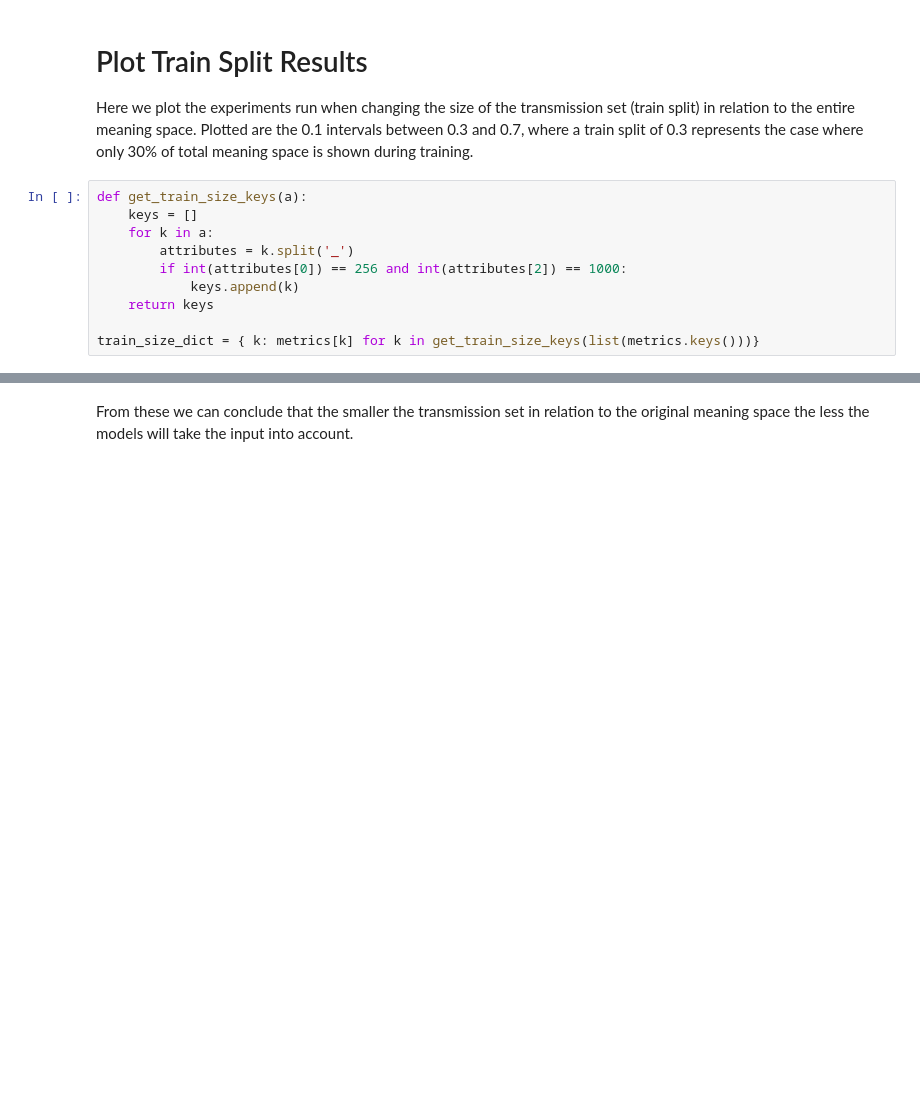
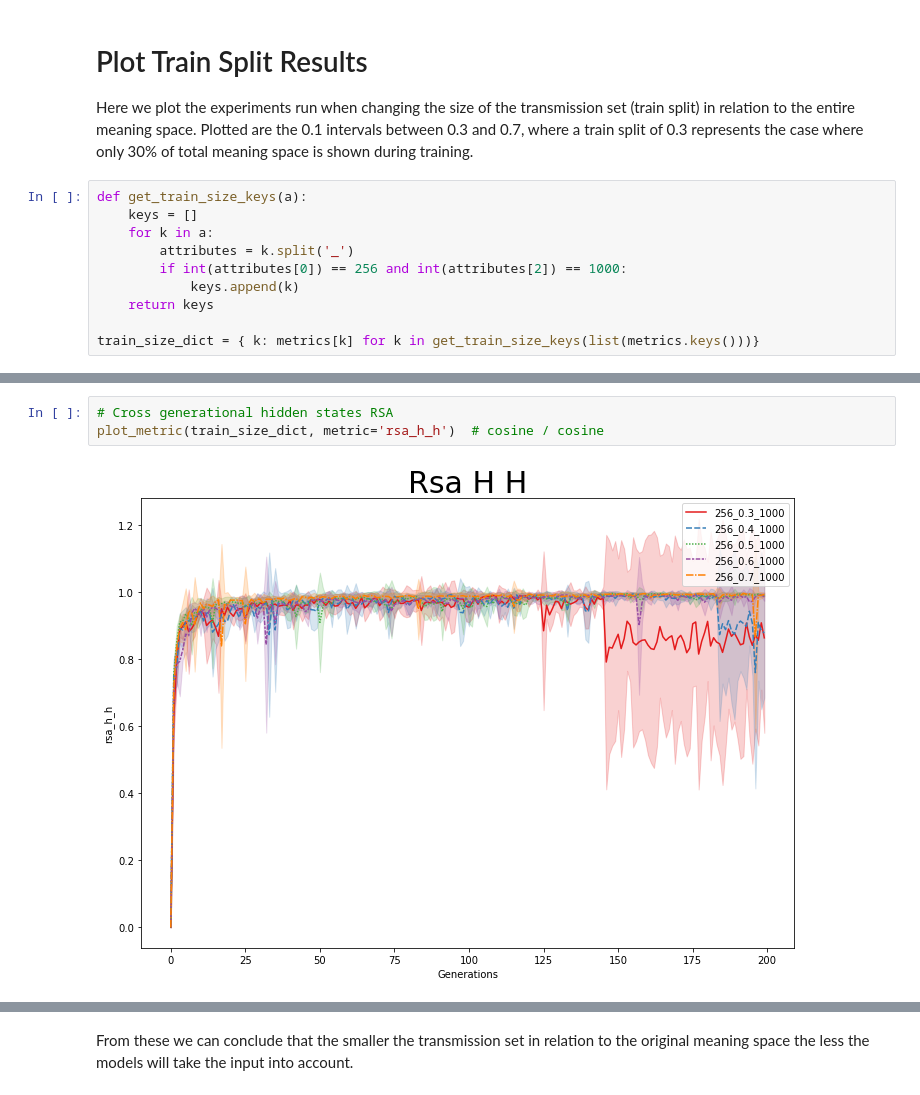
Before and after one commit to gautierdag/cultural-magnification, a Jupyter notebook: main.ipynb, the cells around one changed output, grey strips where cells are left out. Drawn from its saved outputs; the diff is of its cells as text; blank space fills up the shorter version.

```diff
--- a/main.ipynb
+++ b/main.ipynb
@@ -156,3 +164,8 @@ plot_metric(train_size_dict, metric='custom_topo', title="Basic IOU Topographic"
+# %%
+# Cross generational hidden states RSA
+plot_metric(train_size_dict, metric='rsa_h_h')  # cosine / cosine
+# %% [output]
+[figure, added]
 # %%
 plot_metric(train_size_dict, metric='jaccard_sim')
 # %% [output]
```
Also changed, not shown: parts of 13 cells of this notebook.
